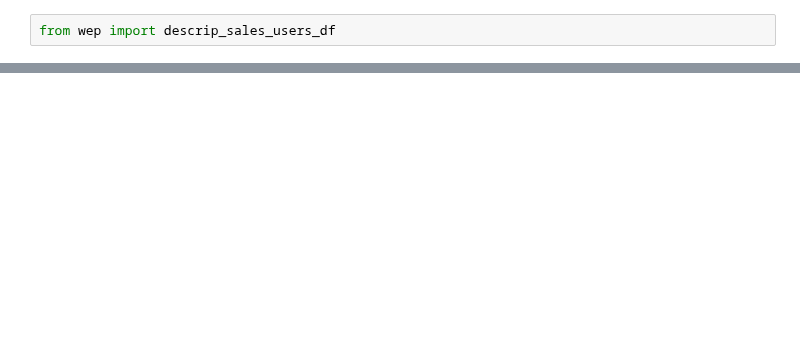
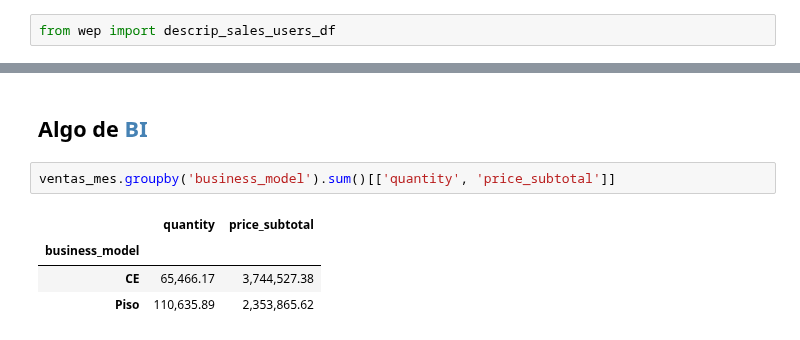
Before and after one commit to ecostichp/odoo_comisiones, a Jupyter notebook: algoritmo/sales_bi_prueba.ipynb, the cells around one changed output, grey strips where cells are left out. Saved outputs shown, nothing was run; the diff lists cells and outputs as text; blank space fills up the shorter version.

```diff
--- a/algoritmo/sales_bi_prueba.ipynb
+++ b/algoritmo/sales_bi_prueba.ipynb
@@ -88,0 +64,9 @@ array([9860, 8894, 2475, 2467], dtype=int64)
+# %% [markdown]
+## Algo de <span style="color: steelblue">BI</span>
+# %%
+ventas_mes.groupby('business_model').sum()[['quantity', 'price_subtotal']]
+# %% [output]
+|  | quantity | price_subtotal |
+| business_model |  |  |
+| CE | 65,466.17 | 3,744,527.38 |
+| Piso | 110,635.89 | 2,353,865.62 |
```
Also changed, not shown: parts of 8 cells of this notebook, 5 other files.
